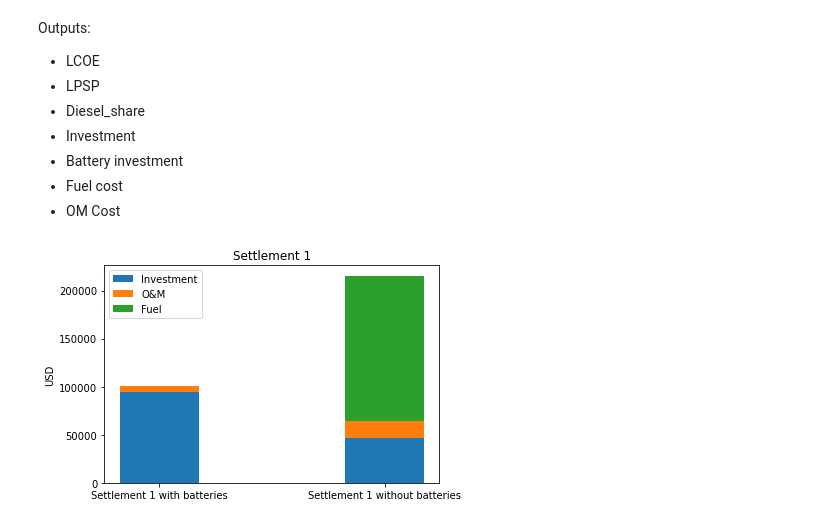
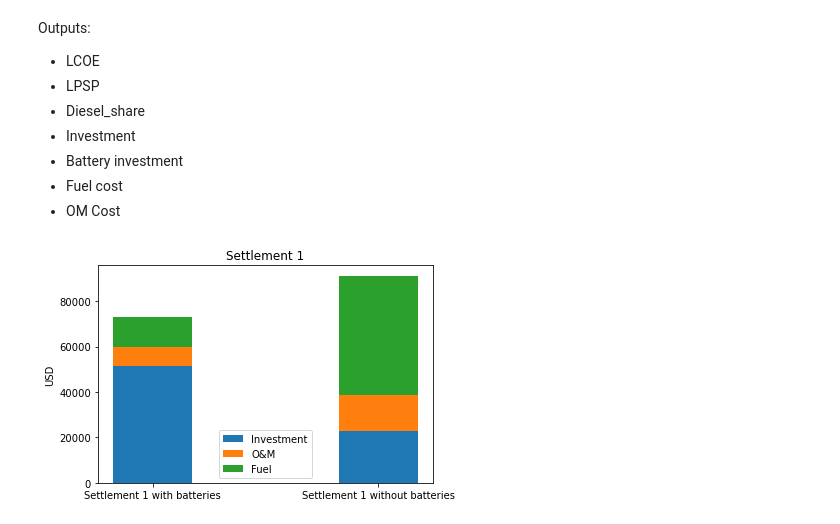
Before and after one commit to OnSSET/onsset, a Jupyter notebook: onsset/Hybrids_testing.ipynb, the cells around one changed output. Cells and saved outputs as stored; diff of their text form; code cells hidden in the pictures.

```diff
--- a/onsset/Hybrids_testing.ipynb
+++ b/onsset/Hybrids_testing.ipynb
@@ -34,7 +34,7 @@ dod_max = 0.8  # maximum depth of discharge of battery
 inv_eff=0.92  # inverter_efficiency
 charge_controller=142
 
-lpsp_max=0.05  # maximum loss of load allowed over the year, in share of kWh
+lpsp_max=0.02  # maximum loss of load allowed over the year, in share of kWh
 diesel_limit = 0.5
 # %% [markdown]
 ### Settlement information
@@ -56,3 +41,18 @@ settlement_3 = {'ghi': 2000,  # Annual solar resource (kWh/m2)
+# %%
+settlement = {'ghi': 2300,  # Annual solar resource (kWh/m2)
+              'diesel_price': 0.3,  # Diesel fuel price (USD/l) including transport cost
+              'tier': 1,  # Demand Tier of the MTF
+              'energy_demand': 100000}  # Annual electricity demand (kWh/year)
+
+settlement_2 = {'ghi': 2300,  # Annual solar resource (kWh/m2)
+              'diesel_price': 0.3,  # Diesel fuel price (USD/l) including transport cost
+              'tier': 3,  # Demand Tier of the MTF
+              'energy_demand': 100000}  # Annual electricity demand (kWh/year)
+
+settlement_3 = {'ghi': 2300,  # Annual solar resource (kWh/m2)
+              'diesel_price': 0.3,  # Diesel fuel price (USD/l) including transport cost
+              'tier': 5,  # Demand Tier of the MTF
+              'energy_demand': 100000}  # Annual electricity demand (kWh/year)
 # %% [markdown]
 # Comparison of configurations
 # %%
@@ -523,7 +523,7 @@ optimizer_50_without = ps.single.GlobalBestPSO(n_particles=50, dimensions=3, opt
 # %% [markdown]
 With battery
 # %%
-cost_50_100_with, pos_50_100_with = optimizer_50_with.optimize(opt_func_1, iters=100)
+cost_50_100_with, pos_50_100_with = optimizer_50_with.optimize(opt_func_1, iters=1000)
 settlement_1_with = find_least_cost_option(pos_50_100_with, temp, ghi_local_1, hour_numbers,
                               load_curve_1, inv_eff, n_dis, n_chg, dod_max, settlement['energy_demand'], settlement['diesel_price'],
                               end_year, start_year, pv_cost, charge_controller, pv_om, diesel_cost,
@@ -534,7 +534,7 @@ settlement_1_with = find_least_cost_option(pos_50_100_with, temp, ghi_local_1, h
 # %% [markdown]
 Without battery
 # %%
-cost_50_100_without, pos_50_100_without = optimizer_50_without.optimize(opt_func_10, iters=100)
+cost_50_100_without, pos_50_100_without = optimizer_50_without.optimize(opt_func_10, iters=25)
 settlement_1_without = find_least_cost_option(pos_50_100_without, temp, ghi_local_1, hour_numbers,
                               load_curve_1, inv_eff, n_dis, n_chg, dod_max, settlement['energy_demand'], settlement['diesel_price'],
                               end_year, start_year, pv_cost, charge_controller, pv_om, diesel_cost,
@@ -581,25 +581,25 @@ Outputs:
 # %%
 labels = ['Settlement 1 with batteries', 'Settlement 1 without batteries']
 investments = [settlement_1_with[3], settlement_1_without[3]]
-om = [settlement_1_with[-1], settlement_1_without[-1]]
-fuel_cost = [settlement_1_with[-2], settlement_1_without[-2]]
-om_and_investment = [settlement_1_with[-1] + settlement_1_with[3], settlement_1_without[-1] + settlement_1_without[3]]
+om = [settlement_1_with[6], settlement_1_without[6]]
+fuel_cost = [settlement_1_with[5], settlement_1_without[5]]
+om_and_investment = [settlement_1_with[6] + settlement_1_with[3], settlement_1_without[6] + settlement_1_without[3]]
 width = 0.35       # the width of the bars: can also be len(x) sequence
 
 fig, ax = plt.subplots()
 
 ax.bar(labels, investments, width, label='Investment')
 ax.bar(labels, om, width, bottom=investments, label='O&M')
 ax.bar(labels, fuel_cost, width, bottom=om_and_investment, label='Fuel')
 #ax.bar(labels, fuel_cost, width, label='Fuel')
 
 ax.set_ylabel('USD')
 ax.set_title('Settlement 1')
 ax.legend()
 
 plt.show()
 # %% [output]
-[figure, old version]
+[figure, new version]
 # %%
 labels = ['Settlement 2 with batteries', 'Settlement 2 without batteries']
 investments = [settlement_2_with[3], settlement_2_without[3]]
```
Also changed, not shown: parts of 18 cells of this notebook, 1 other file.
